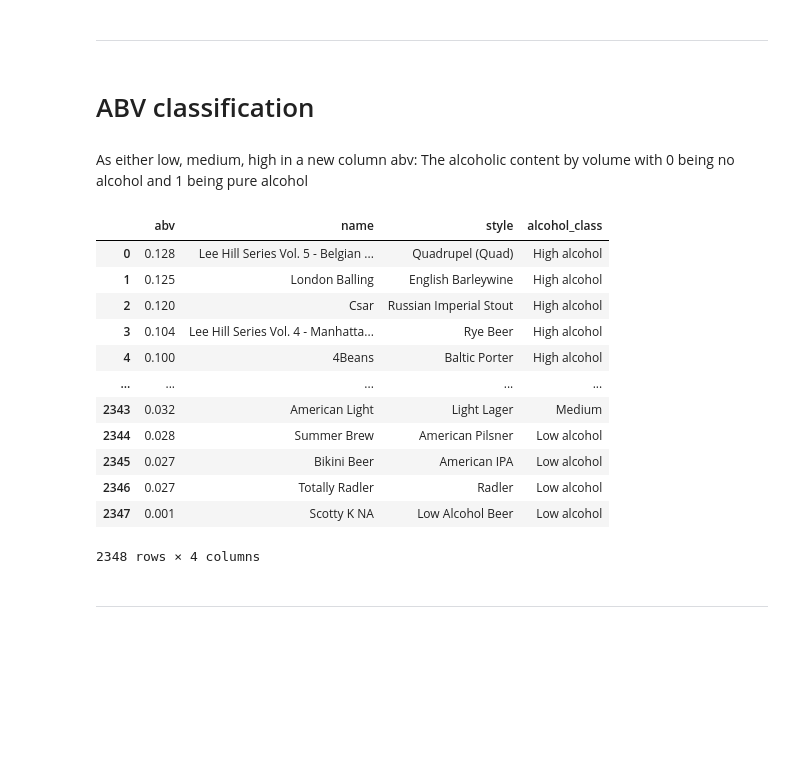
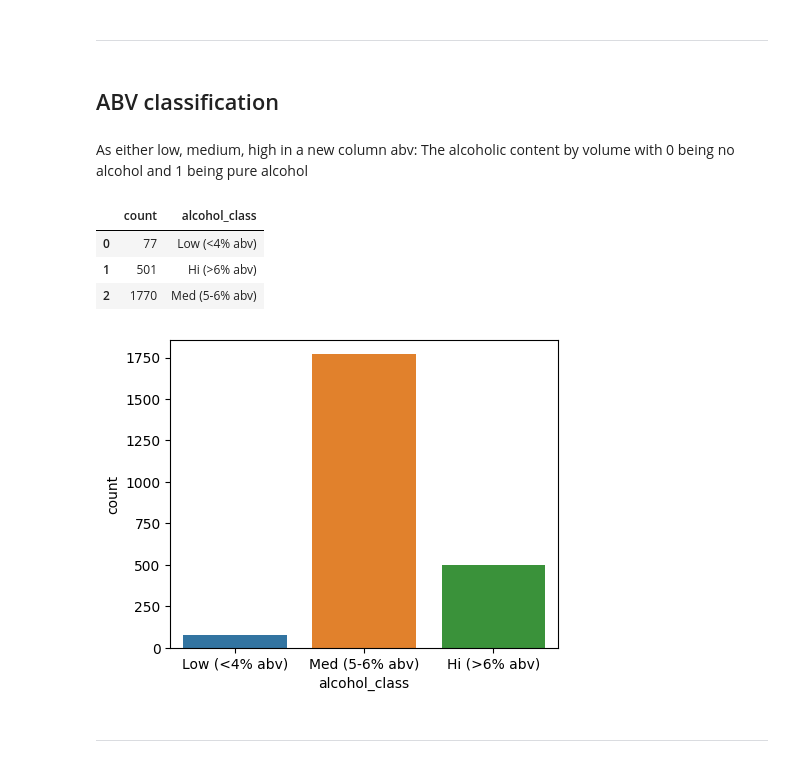
Before and after one commit to Data1234321/Portfolio, a Jupyter notebook: sql-analysis-of-us-craft-beers-breweries.ipynb, the cells around one changed output. Cells and saved outputs as stored; diff of their text form; code cells hidden in the pictures; blank space fills up the shorter version.

Commit message:
Kaggle Notebook | SQL Analysis of US Craft Beers & Breweries | Version 6

```diff
--- a/sql-analysis-of-us-craft-beers-breweries.ipynb
+++ b/sql-analysis-of-us-craft-beers-breweries.ipynb
@@ -110,38 +112,41 @@ five_rows_beers
 # %% [markdown]
 ***
 # %% [markdown]
-# ABV classification
+## ABV classification
 # %% [markdown]
 As either low, medium, high in a new column
 abv: The alcoholic content by volume with 0 being no alcohol and 1 being pure alcohol
 # %%
 low_med_high_abv = pd.read_sql_query("""
-SELECT abv, name, style,
-CASE
-    WHEN abv <= 0.03 THEN 'Low alcohol'
-    WHEN abv >= 0.06 THEN 'High alcohol'
-    ELSE 'Medium'
-END AS alcohol_class
-FROM beers
-WHERE abv IS NOT NULL
-ORDER BY abv DESC;
+SELECT COUNT(*) AS count, alcohol_class
+FROM (
+        SELECT
+            CASE
+                WHEN abv <= 0.04 THEN 'Low (<4% abv)'
+                WHEN abv >= 0.07 THEN 'Hi (>6% abv)'
+                ELSE 'Med (5-6% abv)'
+            END AS alcohol_class
+        FROM beers
+        WHERE abv IS NOT NULL
+) AS subquery
+GROUP BY alcohol_class
+ORDER BY count;
 """, conn)
 
 low_med_high_abv
 # %% [output]
-|  | abv | name | style | alcohol_class |
-| 0 | 0.128 | Lee Hill Series Vol. 5 - Belgian ... | Quadrupel (Quad) | High alcohol |
-| 1 | 0.125 | London Balling | English Barleywine | High alcohol |
-| 2 | 0.120 | Csar | Russian Imperial Stout | High alcohol |
-| 3 | 0.104 | Lee Hill Series Vol. 4 - Manhatta... | Rye Beer | High alcohol |
-| 4 | 0.100 | 4Beans | Baltic Porter | High alcohol |
-| ... | ... | ... | ... | ... |
-| 2343 | 0.032 | American Light | Light Lager | Medium |
-| 2344 | 0.028 | Summer Brew | American Pilsner | Low alcohol |
-| 2345 | 0.027 | Bikini Beer | American IPA | Low alcohol |
-| 2346 | 0.027 | Totally Radler | Radler | Low alcohol |
-| 2347 | 0.001 | Scotty K NA | Low Alcohol Beer | Low alcohol |
+|  | count | alcohol_class |
+| 0 | 77 | Low (<4% abv) |
+| 1 | 501 | Hi (>6% abv) |
+| 2 | 1770 | Med (5-6% abv) |
-2348 rows × 4 columns
+# %%
+plt.figure(figsize=(5,4))
+sns.barplot(y='count',
+            x='alcohol_class',
+            data=low_med_high_abv,
+            order=(['Low (<4% abv)', 'Med (5-6% abv)', 'Hi (>6% abv)']));
+# %% [output]
+[figure, added]
 # %% [markdown]
 ***
 # %% [markdown]
```
Also changed, not shown: parts of 5 cells of this notebook.
